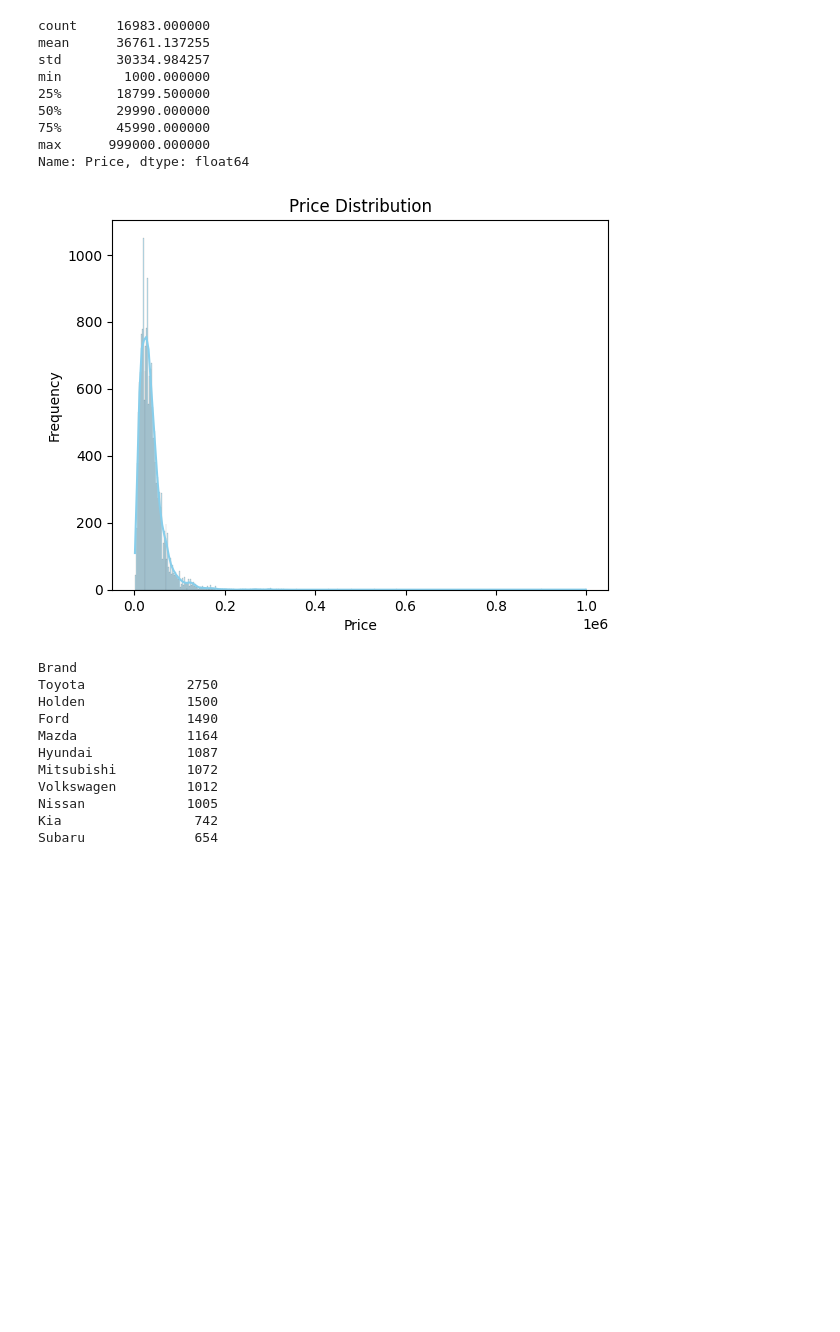
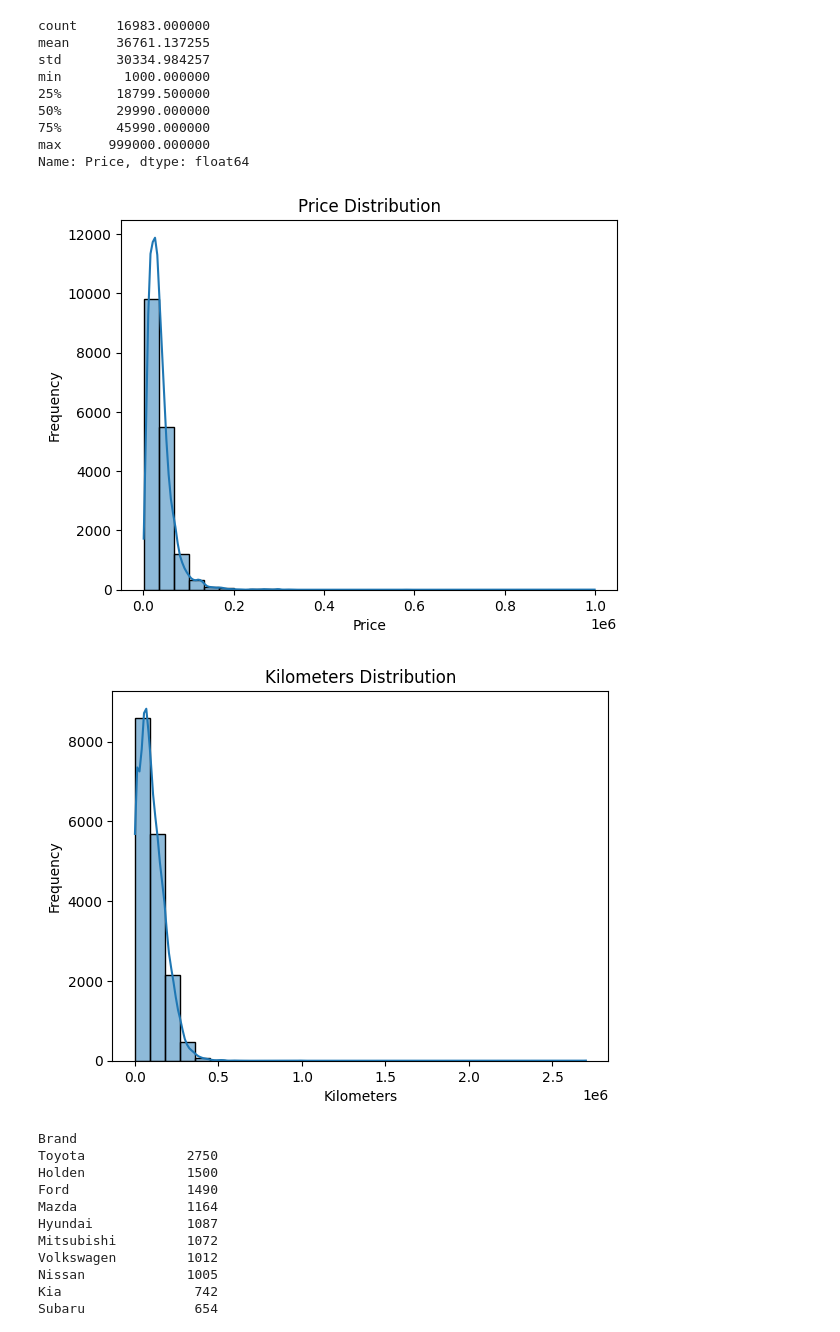
Before and after one commit to LuisMerc4do/DataSciencePractice, a Jupyter notebook: Assesment 3/Assesment3.ipynb, the cells around one changed output. Drawn from its saved outputs; the diff is of its cells as text; code cells hidden in the pictures; blank space fills up the shorter version.

```diff
--- a/Assesment 3/Assesment3.ipynb
+++ b/Assesment 3/Assesment3.ipynb
@@ -93,6 +94,10 @@ df.drop_duplicates(inplace=True)
 # %%
 # Drop rows with missing target variable (In case of having)
 df.dropna(subset=['Price'], inplace=True)
+# %%
+# Filling missing values
+df.fillna({'Kilometers':df['Kilometers'].median()}, inplace=True)
+df.fillna('Unknown', inplace=True)
 # %%
 ## Start with the Univariate Analysis
 # Price Description
@@ -108,14 +113,17 @@ min        1000.000000
 max      999000.000000
 Name: Price, dtype: float64
 # %%
-# Price Distribution
-sns.histplot(data=df, x='Price', kde=True, color='skyblue')
-plt.title("Price Distribution")
-plt.xlabel("Price")
-plt.ylabel("Frequency")
-plt.show()
+# Numerical Columns Distribution
+numerical_columns = ['Price', 'Kilometers', 'Year']
+for col in numerical_columns:
+    sns.histplot(df[col], kde=True, bins=30)
+    plt.title(f"{col} Distribution")
+    plt.xlabel(col)
+    plt.ylabel("Frequency")
+    plt.show()
 # %% [output]
-[figure, old version]
+[figure, new version]
+[figure, added]
 # %%
 # Brand Information
 df.Brand.value_counts()
```
Also changed, not shown: parts of 16 cells of this notebook, 3 other files.
